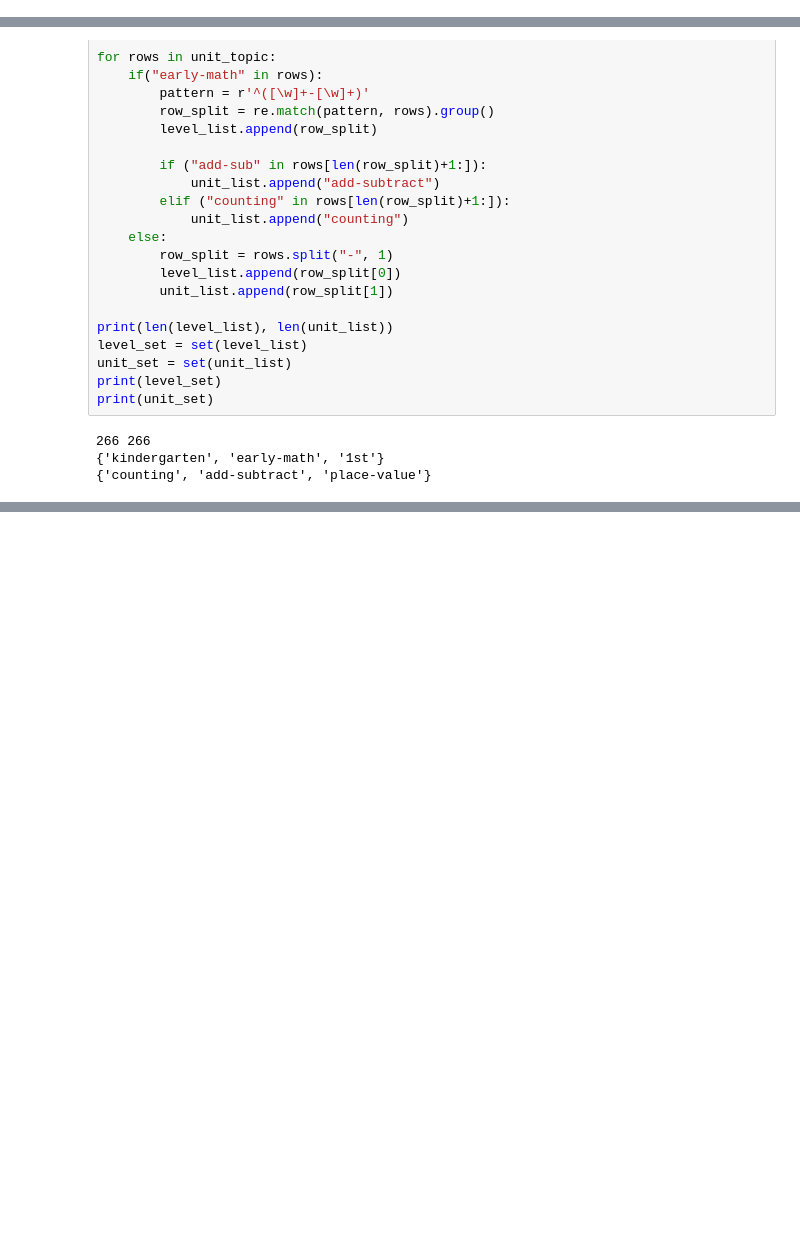
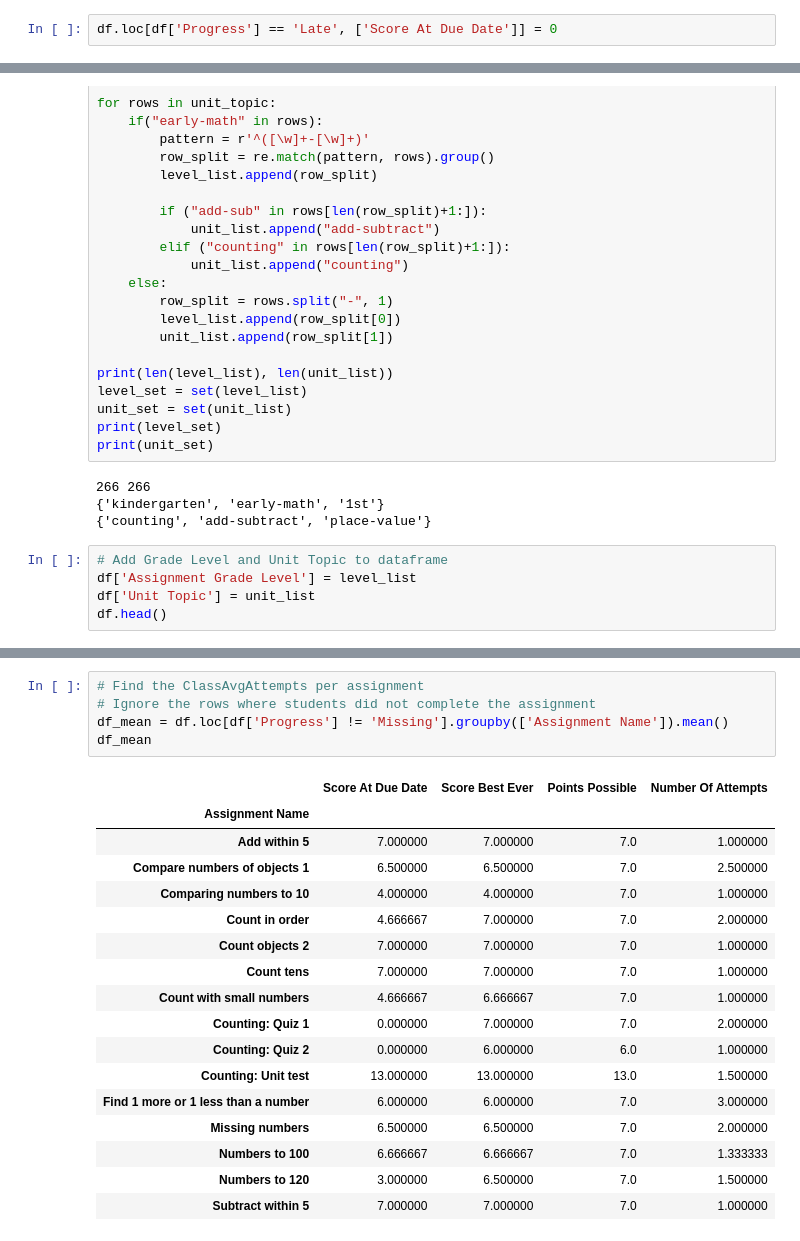
Before and after one commit to kle96/student-dashboard, a Jupyter notebook: data_cleaning/data_cleaning1.ipynb, the cells around one changed output, grey strips where cells are left out. Drawn from its saved outputs; the diff is of its cells as text; blank space fills up the shorter version.

Commit message:
Added new columns and started scaling scores

```diff
--- a/data_cleaning/data_cleaning1.ipynb
+++ b/data_cleaning/data_cleaning1.ipynb
@@ -202,3 +204,5 @@ df.head()
+# %%
+df.loc[df['Progress'] == 'Late', ['Score At Due Date']] = 0
 # %% [markdown]
 The following columns contains missing data for missed assignments, but cannot be set to 0:
 - Points Possible: this is the total points received for the assignment. It should be set depending on the points available per assignment.
@@ -426,3 +430,8 @@ print(unit_set)
 266 266
 {'kindergarten', 'early-math', '1st'}
 {'counting', 'add-subtract', 'place-value'}
+# %%
+# Add Grade Level and Unit Topic to dataframe
+df['Assignment Grade Level'] = level_list
+df['Unit Topic'] = unit_list
+df.head()
@@ -428,0 +456,23 @@ print(unit_set)
+# %%
+# Find the ClassAvgAttempts per assignment
+# Ignore the rows where students did not complete the assignment
+df_mean = df.loc[df['Progress'] != 'Missing'].groupby(['Assignment Name']).mean()
+df_mean
+# %% [output]
+|  | Score At Due Date | Score Best Ever | Points Possible | Number Of Attempts |
+| Assignment Name |  |  |  |  |
+| Add within 5 | 7.000000 | 7.000000 | 7.0 | 1.000000 |
+| Compare numbers of objects 1 | 6.500000 | 6.500000 | 7.0 | 2.500000 |
+| Comparing numbers to 10 | 4.000000 | 4.000000 | 7.0 | 1.000000 |
+| Count in order | 4.666667 | 7.000000 | 7.0 | 2.000000 |
+| Count objects 2 | 7.000000 | 7.000000 | 7.0 | 1.000000 |
+| Count tens | 7.000000 | 7.000000 | 7.0 | 1.000000 |
+| Count with small numbers | 4.666667 | 6.666667 | 7.0 | 1.000000 |
+| Counting: Quiz 1 | 0.000000 | 7.000000 | 7.0 | 2.000000 |
+| Counting: Quiz 2 | 0.000000 | 6.000000 | 6.0 | 1.000000 |
+| Counting: Unit test | 13.000000 | 13.000000 | 13.0 | 1.500000 |
+| Find 1 more or 1 less than a number | 6.000000 | 6.000000 | 7.0 | 3.000000 |
+| Missing numbers | 6.500000 | 6.500000 | 7.0 | 2.000000 |
+| Numbers to 100 | 6.666667 | 6.666667 | 7.0 | 1.333333 |
+| Numbers to 120 | 3.000000 | 6.500000 | 7.0 | 1.500000 |
+| Subtract within 5 | 7.000000 | 7.000000 | 7.0 | 1.000000 |
```
Also changed, not shown: parts of 4 cells of this notebook.
